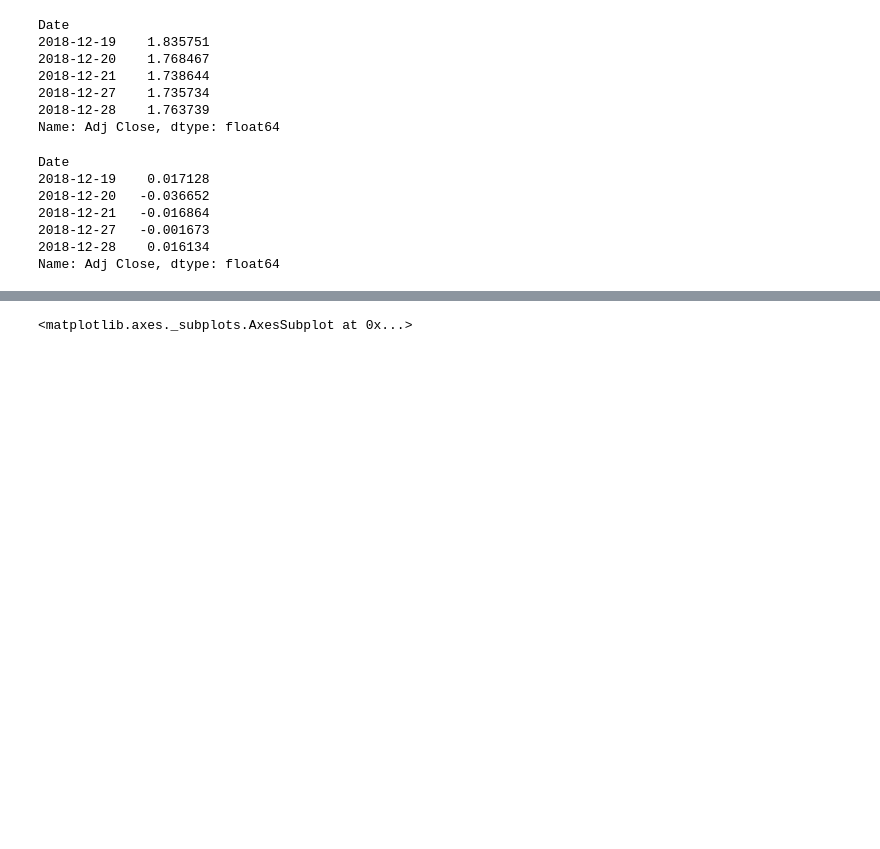
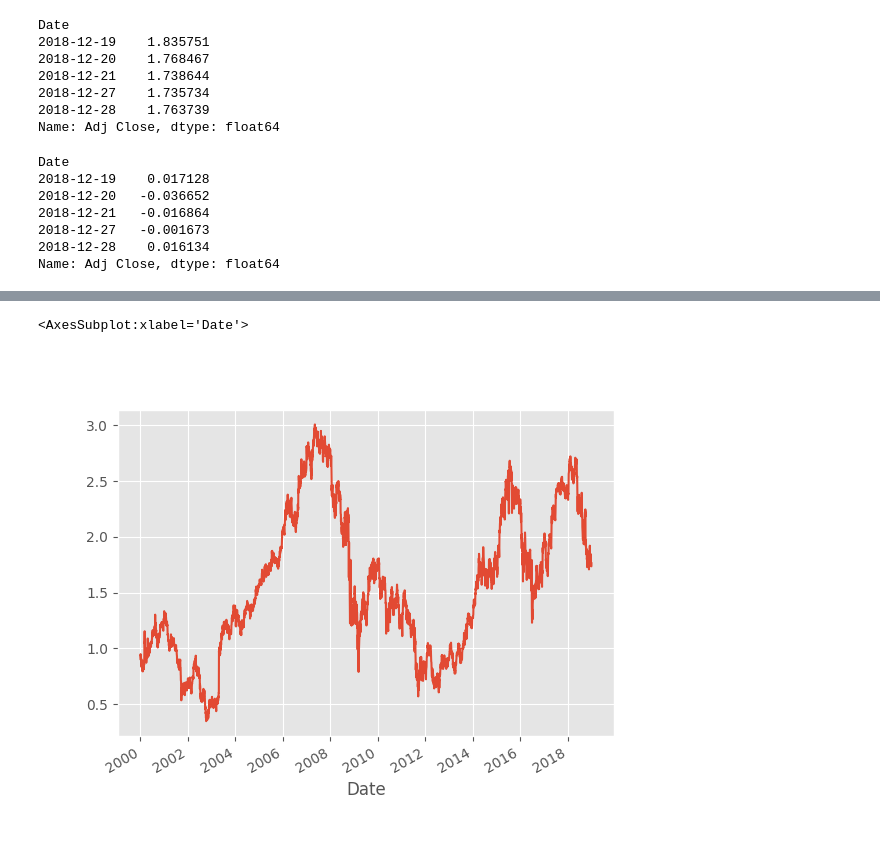
Before and after one commit to giorgiobella/TradingAlgoritmico, a Jupyter notebook: TechLab - Trading Algoritmico Pt-2.ipynb, the cells around one changed output, grey strips where cells are left out. Drawn from its saved outputs; the diff is of its cells as text; code cells hidden in the pictures; blank space fills up the shorter version.

Commit message:
Plot fix

```diff
--- a/TechLab - Trading Algoritmico Pt-2.ipynb
+++ b/TechLab - Trading Algoritmico Pt-2.ipynb
@@ -97,3 +94,4 @@ Name: Adj Close, dtype: float64
 # %%
+plt.figure();
 dta['Adj Close'].plot()
 # %% [output]
@@ -102 +98,2 @@ dta['Adj Close'].plot()
-<matplotlib.axes._subplots.AxesSubplot at 0x...>
+<AxesSubplot:xlabel='Date'>
+[figure, added]
```
Also changed, not shown: parts of 2 cells of this notebook, 1 other file.
